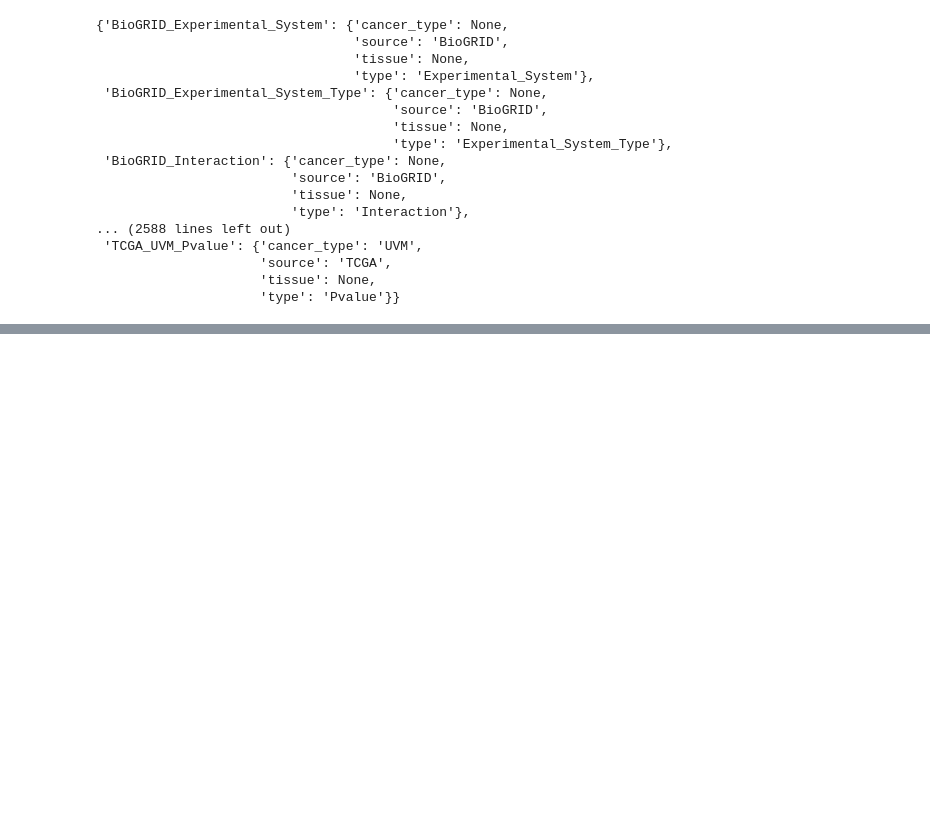
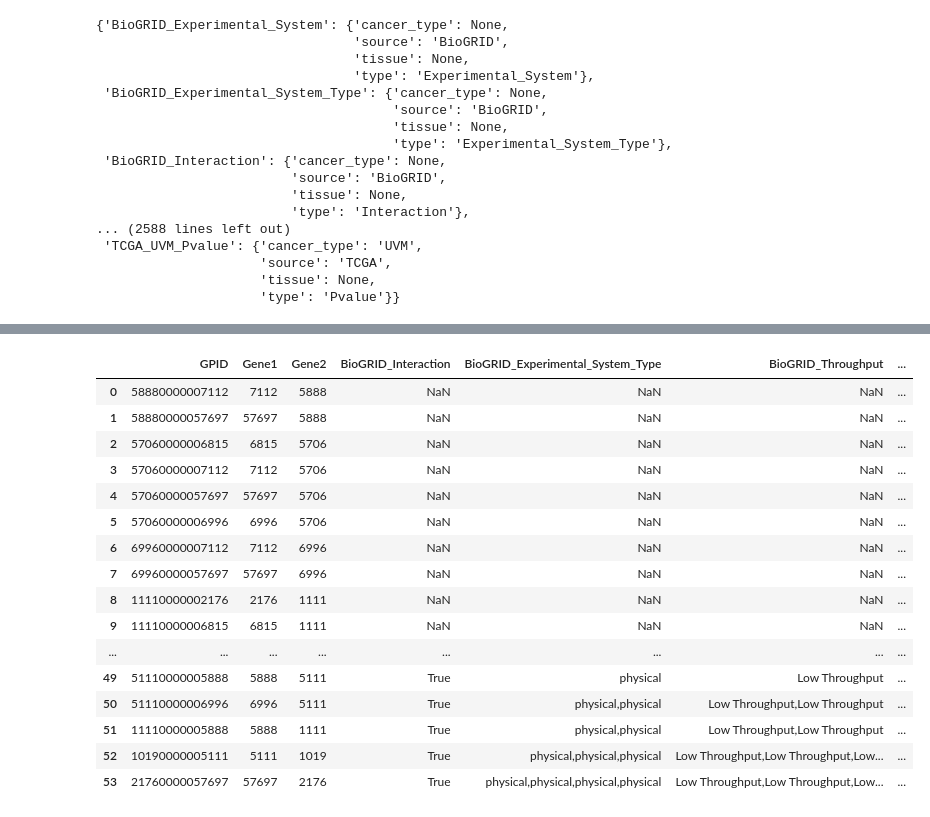
Before and after one commit to putmantime/BigGIM_APIWrapper, a Jupyter notebook: Columns2JsonFields.ipynb, the cells around one changed output, grey strips where cells are left out. Cells and saved outputs as stored; diff of their text form; code cells hidden in the pictures; blank space fills up the shorter version.

```diff
--- a/Columns2JsonFields.ipynb
+++ b/Columns2JsonFields.ipynb
@@ -146,3 +145,8 @@ r2
  'rows': 54,
  'size': '3.3 KB',
  'status': 'complete'}
+# %%
+ex_q1 ='http://biggim.ncats.io/api/interactions/query?columns=BioGRID_Interaction,BioGRID_Experimental_System_Type,BioGRID_Throughput,BioGRID_Experimental_System&ids1=5111,6996,57697,6815,889,7112,2176,1019,5888,5706,5722,1111,112,3333&ids2=5111,6996,57697,6815,889,7112,2176,1019,5888,5706,3333,1111,112,3333&limit=10000&restriction_gt=TCGA_GBM_Correlation,.2,%20GTEx_Brain_Correlation,.2&restriction_join=union&restriction_lt=TCGA_GBM_Pvalue,.05,%20GTEx_Brain_Pvalue,.01&table=BigGIM_70_v1'
+r3 = requests.get(ex_q1)
+r3 = r3.json()
+r3
@@ -148,0 +155,4 @@ r2
+# %%
+r4 = requests.get('http://biggim.ncats.io/api/interactions/query/status/{}'.format(r3['request_id']))
+r4 = r4.json()
+r4
@@ -149 +166,23 @@ r2
+# %%
+r3_pd = pd.read_csv(r4['request_uri'][0])
+# %%
+r3_pd
+# %% [output]
+|  | GPID | Gene1 | Gene2 | BioGRID_Interaction | BioGRID_Experimental_System_Type | BioGRID_Throughput | ... |
+| 0 | 58880000007112 | 7112 | 5888 | NaN | NaN | NaN | ... |
+| 1 | 58880000057697 | 57697 | 5888 | NaN | NaN | NaN | ... |
+| 2 | 57060000006815 | 6815 | 5706 | NaN | NaN | NaN | ... |
+| 3 | 57060000007112 | 7112 | 5706 | NaN | NaN | NaN | ... |
+| 4 | 57060000057697 | 57697 | 5706 | NaN | NaN | NaN | ... |
+| 5 | 57060000006996 | 6996 | 5706 | NaN | NaN | NaN | ... |
+| 6 | 69960000007112 | 7112 | 6996 | NaN | NaN | NaN | ... |
+| 7 | 69960000057697 | 57697 | 6996 | NaN | NaN | NaN | ... |
+| 8 | 11110000002176 | 2176 | 1111 | NaN | NaN | NaN | ... |
+| 9 | 11110000006815 | 6815 | 1111 | NaN | NaN | NaN | ... |
+| ... | ... | ... | ... | ... | ... | ... | ... |
+| 49 | 51110000005888 | 5888 | 5111 | True | physical | Low Throughput | ... |
+| 50 | 51110000006996 | 6996 | 5111 | True | physical,physical | Low Throughput,Low Throughput | ... |
+| 51 | 11110000005888 | 5888 | 1111 | True | physical,physical | Low Throughput,Low Throughput | ... |
+| 52 | 10190000005111 | 5111 | 1019 | True | physical,physical,physical | Low Throughput,Low Throughput,Low... | ... |
+| 53 | 21760000057697 | 57697 | 2176 | True | physical,physical,physical,physical | Low Throughput,Low Throughput,Low... | ... |
 # %%
```
Also changed, not shown: parts of 13 cells of this notebook, 1 other file.
